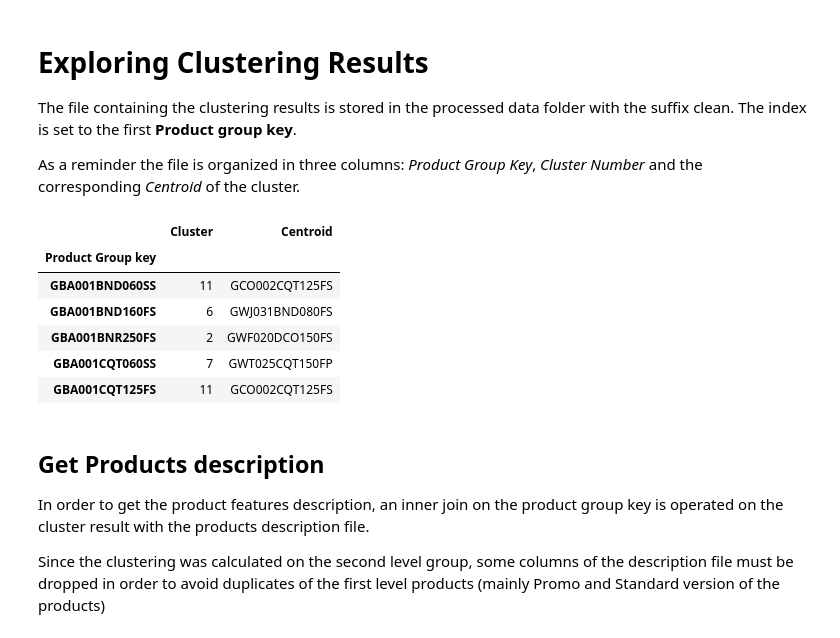
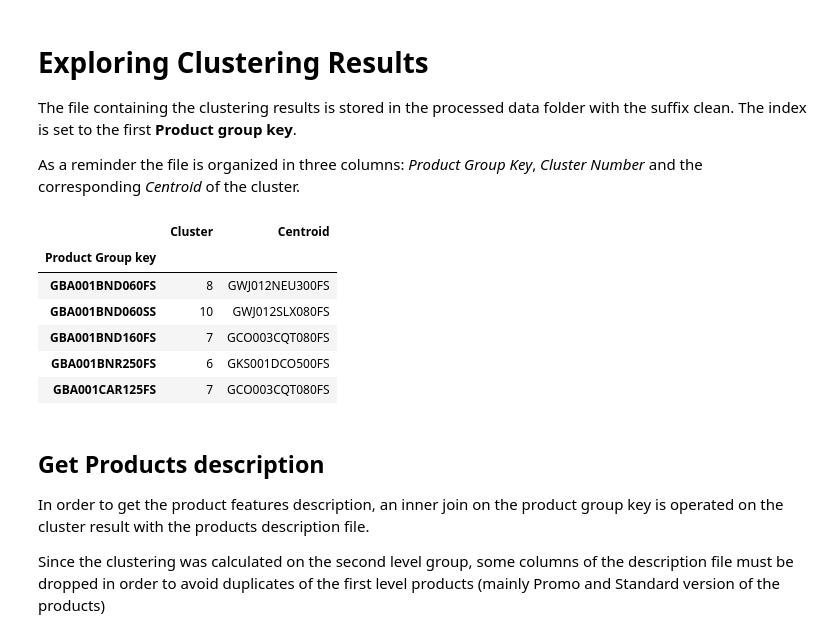
Before and after one commit to imad24/pc_clustering, a Jupyter notebook: notebooks/0.3-imad-cluster-analysis.ipynb, the cells around one changed output. Saved outputs shown, nothing was run; the diff lists cells and outputs as text; code cells hidden in the pictures.

```diff
--- a/notebooks/0.3-imad-cluster-analysis.ipynb
+++ b/notebooks/0.3-imad-cluster-analysis.ipynb
@@ -6,37 +6,37 @@ As a reminder the file is organized in three columns: _Product Group Key_, _Clus
 # %%
 import pandas as pd
 import math
 import numpy as np
 
 import pandas as pd
 import numpy as np
 
 import matplotlib.pyplot as plt
 import copy as cp
 
 import seaborn as sns
 
 import statsmodels.api as sm
 
 
 from IPython.display import display
 
 processed_path = "..\\data\\processed\\"
 interim_path = "..\\data\\interim\\"
 file_name = "p2c1_clustering_clean.csv"
-file_name = "corr_p2c1_clustering_clean_jour.csv"
+file_name = "p2c1_clustering_clean_jour.csv"
 
 df_prd_cluster = pd.read_csv(interim_path+file_name, sep=';', encoding='utf-8').drop('Unnamed: 0',axis=1).set_index('Product Group key')
 
 df_prd_cluster.head()
 # %% [output]
 |  | Cluster | Centroid |
 | Product Group key |  |  |
-| GBA001BND060SS | 11 | GCO002CQT125FS |
-| GBA001BND160FS | 6 | GWJ031BND080FS |
-| GBA001BNR250FS | 2 | GWF020DCO150FS |
-| GBA001CQT060SS | 7 | GWT025CQT150FP |
-| GBA001CQT125FS | 11 | GCO002CQT125FS |
+| GBA001BND060FS | 8 | GWJ012NEU300FS |
+| GBA001BND060SS | 10 | GWJ012SLX080FS |
+| GBA001BND160FS | 7 | GCO003CQT080FS |
+| GBA001BNR250FS | 6 | GKS001DCO500FS |
+| GBA001CAR125FS | 7 | GCO003CQT080FS |
 # %% [markdown]
 ## Get Products description
 In order to get the product features description, an inner join on the product group key is operated on the cluster result with the products description file.
```
Also changed, not shown: parts of 9 cells of this notebook, 6 other files.
